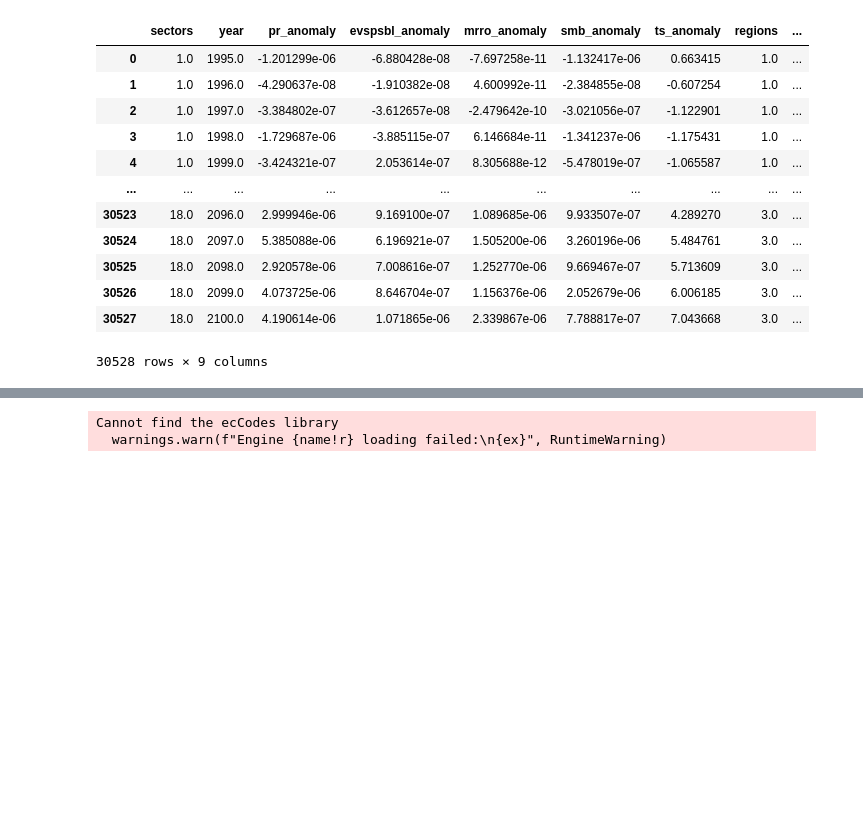
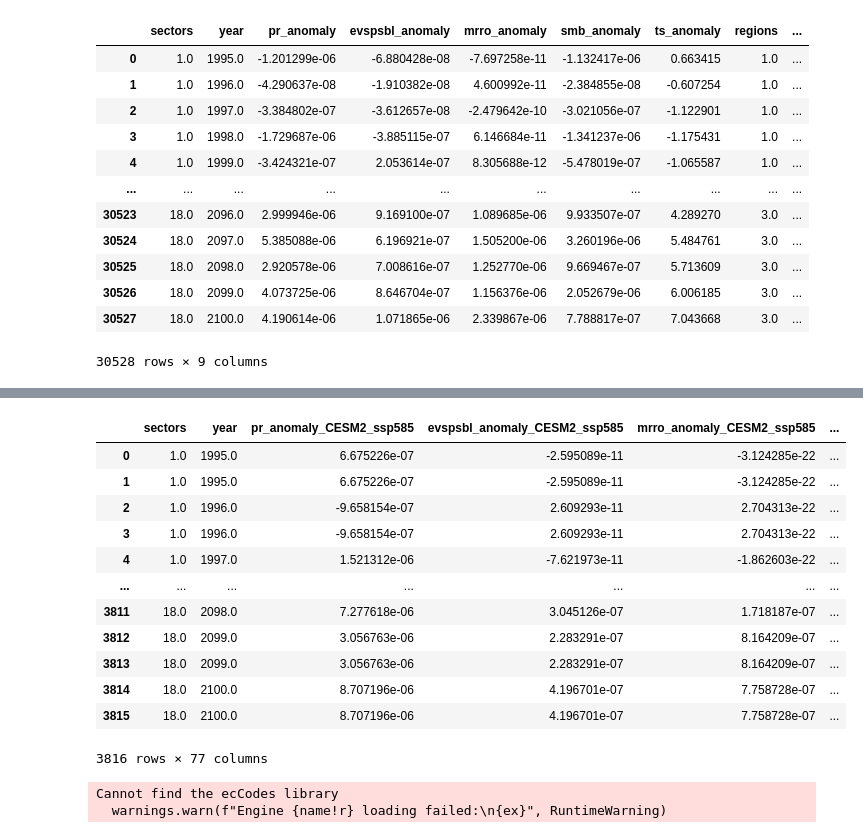
Before and after one commit to Brown-SciML/ise, a Jupyter notebook: src/data/viewing/open_NetCDF.ipynb, the cells around one changed output, grey strips where cells are left out. Saved outputs shown, nothing was run; the diff lists cells and outputs as text; code cells hidden in the pictures; blank space fills up the shorter version.

```diff
--- a/src/data/viewing/open_NetCDF.ipynb
+++ b/src/data/viewing/open_NetCDF.ipynb
@@ -21,0 +45,8 @@ d
+# %%
+all_data = model_dataframes[0]
+all_data = all_data.drop(columns=['model'])
+for df in model_dataframes[1:]:
+    df = df.drop(columns=['model'])
+    all_data = pd.merge(all_data, df, on=['sectors', 'year',])
+all_data = all_data[[c for c in all_data.columns if 'region' not in c]]
+all_data['region'] = model_dataframes[0]['regions_CESM2_ssp585'].reset_index(drop=True)
@@ -21,0 +55,17 @@ d
+# %%
+regions = model_dataframes[0]['regions_CESM2_ssp585'].reset_index(drop=True)
+all_data
+# %% [output]
+|  | sectors | year | pr_anomaly_CESM2_ssp585 | evspsbl_anomaly_CESM2_ssp585 | mrro_anomaly_CESM2_ssp585 | ... |
+| 0 | 1.0 | 1995.0 | 6.675226e-07 | -2.595089e-11 | -3.124285e-22 | ... |
+| 1 | 1.0 | 1995.0 | 6.675226e-07 | -2.595089e-11 | -3.124285e-22 | ... |
+| 2 | 1.0 | 1996.0 | -9.658154e-07 | 2.609293e-11 | 2.704313e-22 | ... |
+| 3 | 1.0 | 1996.0 | -9.658154e-07 | 2.609293e-11 | 2.704313e-22 | ... |
+| 4 | 1.0 | 1997.0 | 1.521312e-06 | -7.621973e-11 | -1.862603e-22 | ... |
+| ... | ... | ... | ... | ... | ... | ... |
+| 3811 | 18.0 | 2098.0 | 7.277618e-06 | 3.045126e-07 | 1.718187e-07 | ... |
+| 3812 | 18.0 | 2099.0 | 3.056763e-06 | 2.283291e-07 | 8.164209e-07 | ... |
+| 3813 | 18.0 | 2099.0 | 3.056763e-06 | 2.283291e-07 | 8.164209e-07 | ... |
+| 3814 | 18.0 | 2100.0 | 8.707196e-06 | 4.196701e-07 | 7.758728e-07 | ... |
+| 3815 | 18.0 | 2100.0 | 8.707196e-06 | 4.196701e-07 | 7.758728e-07 | ... |
+3816 rows × 77 columns
```
Also changed, not shown: parts of 5 cells of this notebook, 4 other files.
